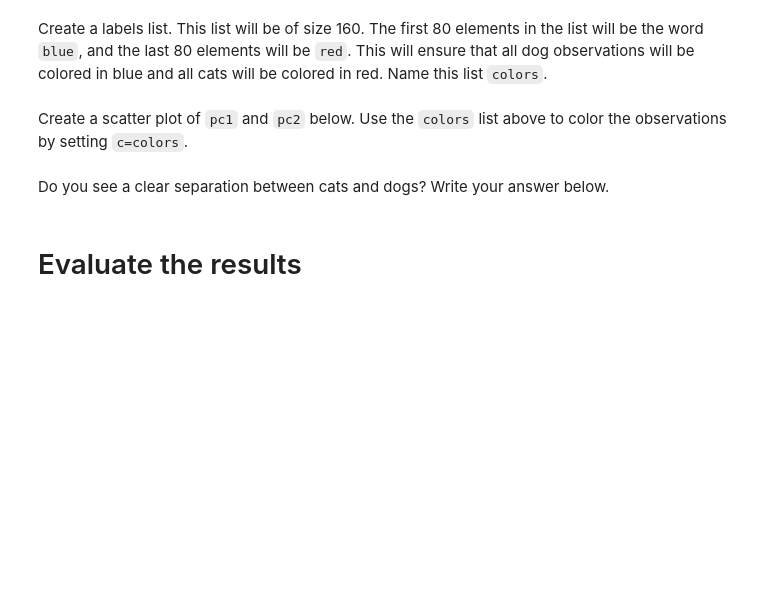
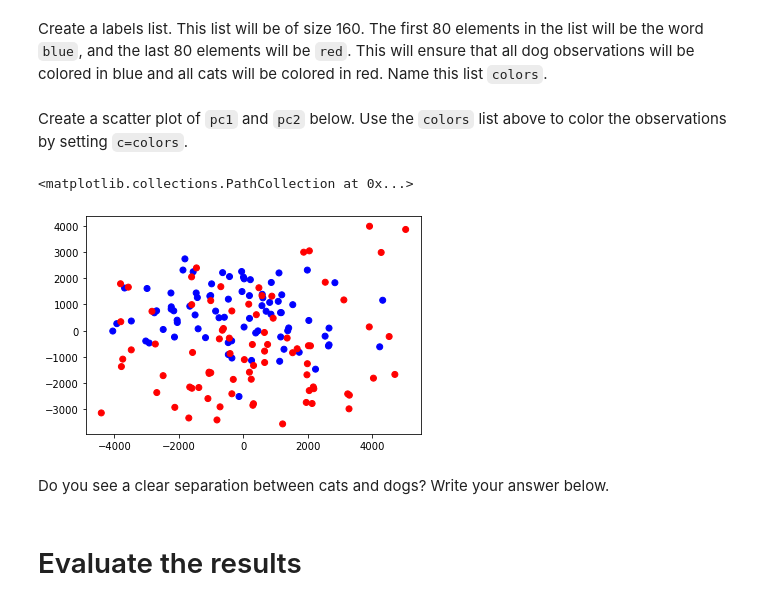
Before and after one commit to juliamoraiss/Ironhack, a Jupyter notebook: Labs/Week 8/1. Principal-Component-Analysis/your-code/main.ipynb, the cells around one changed output. Drawn from its saved outputs; the diff is of its cells as text; code cells hidden in the pictures; blank space fills up the shorter version.

```diff
--- a/Labs/Week 8/1. Principal-Component-Analysis/your-code/main.ipynb
+++ b/Labs/Week 8/1. Principal-Component-Analysis/your-code/main.ipynb
@@ -61,0 +93,3 @@ Load the PCA from sklearn (https://scikit-learn.org/stable/modules/generated/skl
+# %%
+pca = PCA(n_components=2)
+pca.fit(X_std)
@@ -71,0 +113,2 @@ In the cell below, create a pandas dataframe containing the columns `pc1`, and `
+# %%
+df = pd.DataFrame(pca.fit_transform(concat_df), columns= ['pc1', 'pc2']).reset_index()
@@ -76,2 +133,10 @@ Create a labels list. This list will be of size 160. The first 80 elements in th
+# %%
+colors= []
+
+for i in range(0,160):
+    if i < 80:
+        colors.append('blue')
+    else:
+        colors.append('red')
 # %% [markdown]
 Create a scatter plot of `pc1` and `pc2` below. Use the `colors` list above to color the observations by setting `c=colors`.
@@ -80,2 +143,10 @@ Create a scatter plot of `pc1` and `pc2` below. Use the `colors` list above to c
+# %%
+pc1 = df['pc1']
+pc2 = df['pc2']
+# %%
+plt.scatter(pc1, pc2, c=colors)
+# %% [output]
+<matplotlib.collections.PathCollection at 0x...>
+[figure, added]
 # %% [markdown]
 Do you see a clear separation between cats and dogs? Write your answer below.
```
Also changed, not shown: parts of 37 cells of this notebook.
